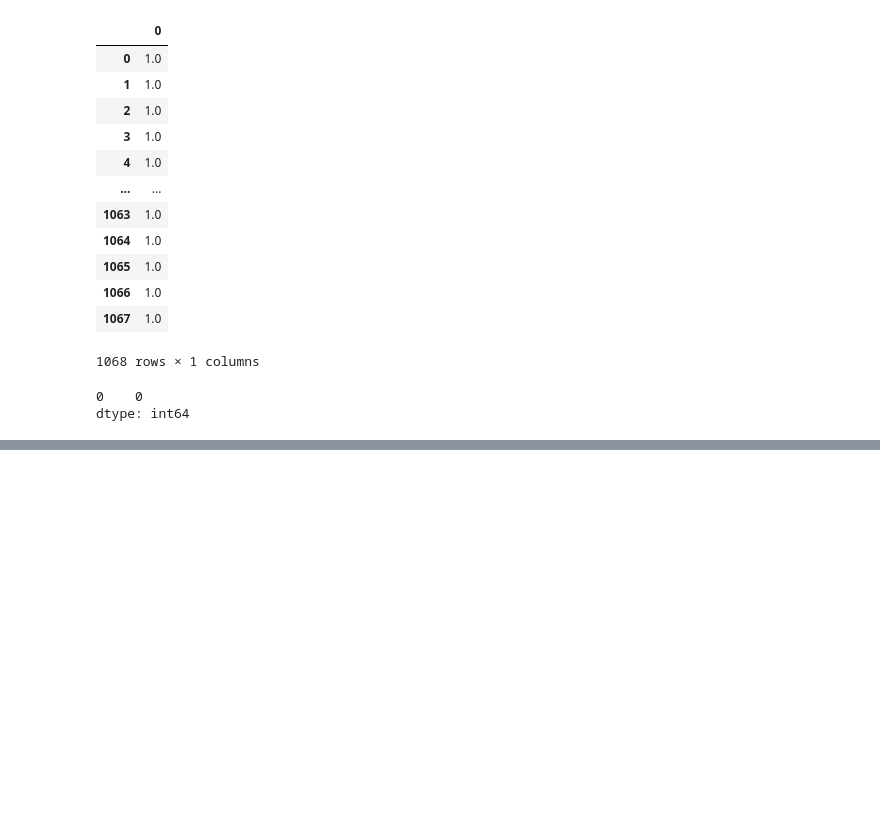
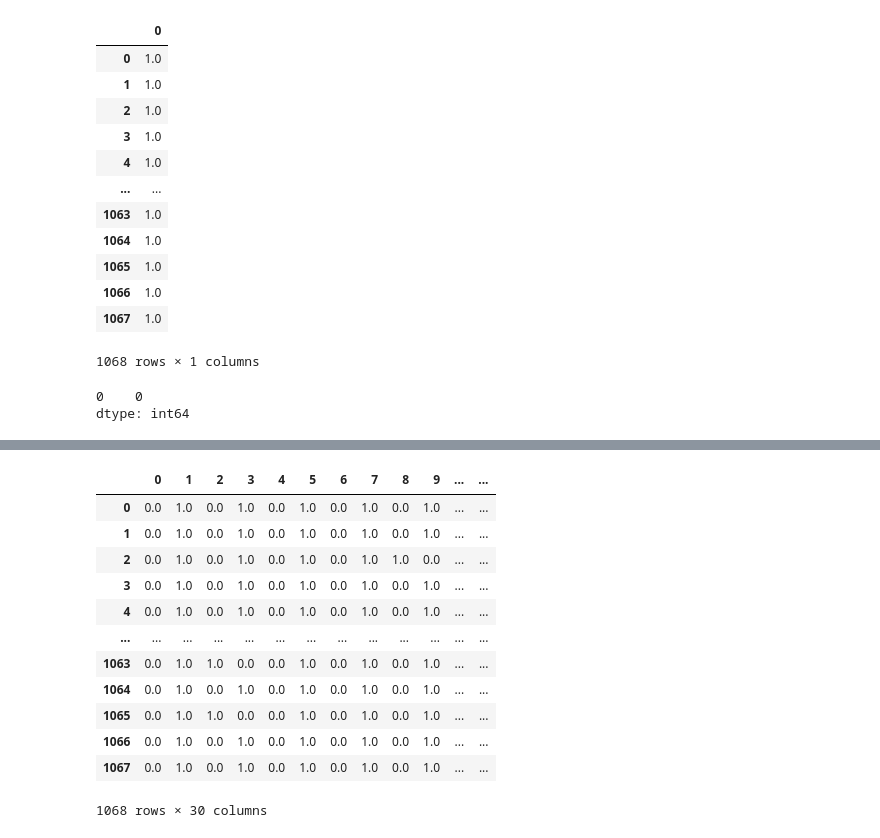
Before and after one commit to PosgradoMNA/actividades-del-projecto-cad_equipo_18, a Jupyter notebook: Equipo_18_Entrega_1_Aguas_Subterraneas.ipynb, the cells around one changed output, grey strips where cells are left out. Saved outputs shown, nothing was run; the diff lists cells and outputs as text; code cells hidden in the pictures; blank space fills up the shorter version.

```diff
--- a/Equipo_18_Entrega_1_Aguas_Subterraneas.ipynb
+++ b/Equipo_18_Entrega_1_Aguas_Subterraneas.ipynb
@@ -310,8 +340,14 @@ CUMPLE_CON_MN             0
 CUMPLE_CON_FE             0
 dtype: int64
 # %%
-#Columnas numéricas o cuantitativas:
+#Columnas categóricas
+df_name_cate = ['CLAVE','SITIO','ORGANISMO_DE_CUENCA','ESTADO','MUNICIPIO','ACUIFERO','SUBTIPO','CALIDAD_ALC','CALIDAD_CONDUC','CALIDAD_SDT_ra','CALIDAD_SDT_salin','CALIDAD_FLUO','CALIDAD_DUR','CALIDAD_COLI_FEC','CALIDAD_N_NO3','CALIDAD_AS','CALIDAD_CD','CALIDAD_CR','CALIDAD_HG','CALIDAD_PB','CALIDAD_MN','CALIDAD_FE','SEMAFORO','CONTAMINANTES']
+#Columnas ordinales o discretas cuantitativas
+df_name_ord = ['PERIODO']
+#Columnas numéricas o cuantitativas
 df_name_num = ['LONGITUD','LATITUD','ALC_mg/L','CONDUCT_mS/cm','SDT_M_mg/L','FLUORUROS_mg/L','DUR_mg/L','COLI_FEC_NMP/100_mL','N_NO3_mg/L','AS_TOT_mg/L','CD_TOT_mg/L','CR_TOT_mg/L','HG_TOT_mg/L','PB_TOT_mg/L','MN_TOT_mg/L','FE_TOT_mg/L']
+#Columnas binarias
+df_name_bin = ['CUMPLE_CON_ALC','CUMPLE_CON_COND','CUMPLE_CON_SDT_ra','CUMPLE_CON_SDT_salin','CUMPLE_CON_FLUO','CUMPLE_CON_DUR','CUMPLE_CON_CF','CUMPLE_CON_NO3','CUMPLE_CON_AS','CUMPLE_CON_CD','CUMPLE_CON_CR','CUMPLE_CON_HG','CUMPLE_CON_PB','CUMPLE_CON_MN','CUMPLE_CON_FE']
 # %% [markdown]
 Imputación de moda a los categóricos
 # %%
@@ -388,3 +424,10 @@ df_ord.isnull().sum()
 # %% [output]
 0    0
 dtype: int64
+# %%
+#Transformaciones a factores binarios de entrada
+nAGUASUB_bin = nAGUASUB[df_name_bin].copy()
+columnasTransformerBin = ColumnTransformer(transformers = [('catohe', catOHE_pipeline, df_name_bin)])
+nAGUASUBFitBin = columnasTransformerBin.fit(nAGUASUB_bin)
+nAGUASUBTransfBin = nAGUASUBFitBin.transform(nAGUASUB_bin)
+nAGUASUBTransfBin
@@ -390,0 +442,18 @@ dtype: int64
+# %%
+#Pasando el array que se arroja como resultado de la normalización a un DaatFrame
+df_bin = pd.DataFrame(nAGUASUBTransfBin)
+df_bin
+# %% [output]
+|  | 0 | 1 | 2 | 3 | 4 | 5 | 6 | 7 | 8 | 9 | ... | ... |
+| 0 | 0.0 | 1.0 | 0.0 | 1.0 | 0.0 | 1.0 | 0.0 | 1.0 | 0.0 | 1.0 | ... | ... |
+| 1 | 0.0 | 1.0 | 0.0 | 1.0 | 0.0 | 1.0 | 0.0 | 1.0 | 0.0 | 1.0 | ... | ... |
+| 2 | 0.0 | 1.0 | 0.0 | 1.0 | 0.0 | 1.0 | 0.0 | 1.0 | 1.0 | 0.0 | ... | ... |
+| 3 | 0.0 | 1.0 | 0.0 | 1.0 | 0.0 | 1.0 | 0.0 | 1.0 | 0.0 | 1.0 | ... | ... |
+| 4 | 0.0 | 1.0 | 0.0 | 1.0 | 0.0 | 1.0 | 0.0 | 1.0 | 0.0 | 1.0 | ... | ... |
+| ... | ... | ... | ... | ... | ... | ... | ... | ... | ... | ... | ... | ... |
+| 1063 | 0.0 | 1.0 | 1.0 | 0.0 | 0.0 | 1.0 | 0.0 | 1.0 | 0.0 | 1.0 | ... | ... |
+| 1064 | 0.0 | 1.0 | 0.0 | 1.0 | 0.0 | 1.0 | 0.0 | 1.0 | 0.0 | 1.0 | ... | ... |
+| 1065 | 0.0 | 1.0 | 1.0 | 0.0 | 0.0 | 1.0 | 0.0 | 1.0 | 0.0 | 1.0 | ... | ... |
+| 1066 | 0.0 | 1.0 | 0.0 | 1.0 | 0.0 | 1.0 | 0.0 | 1.0 | 0.0 | 1.0 | ... | ... |
+| 1067 | 0.0 | 1.0 | 0.0 | 1.0 | 0.0 | 1.0 | 0.0 | 1.0 | 0.0 | 1.0 | ... | ... |
+1068 rows × 30 columns
```
Also changed, not shown: parts of 21 cells of this notebook.
